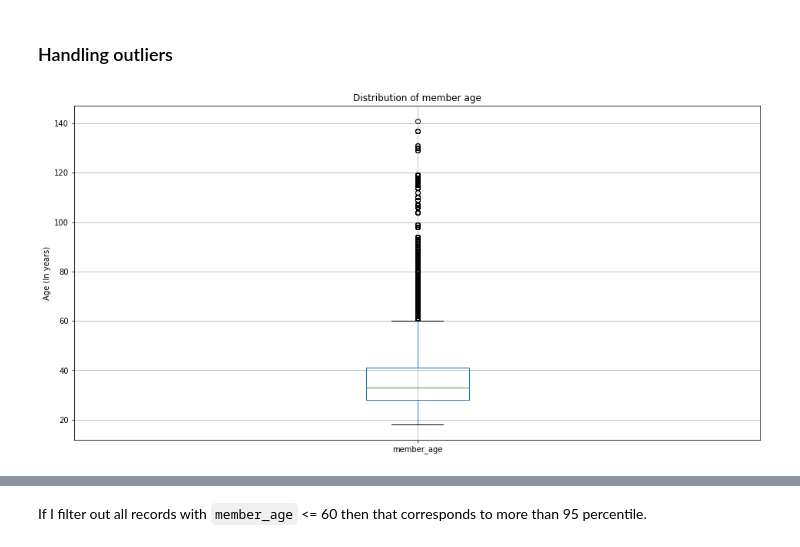
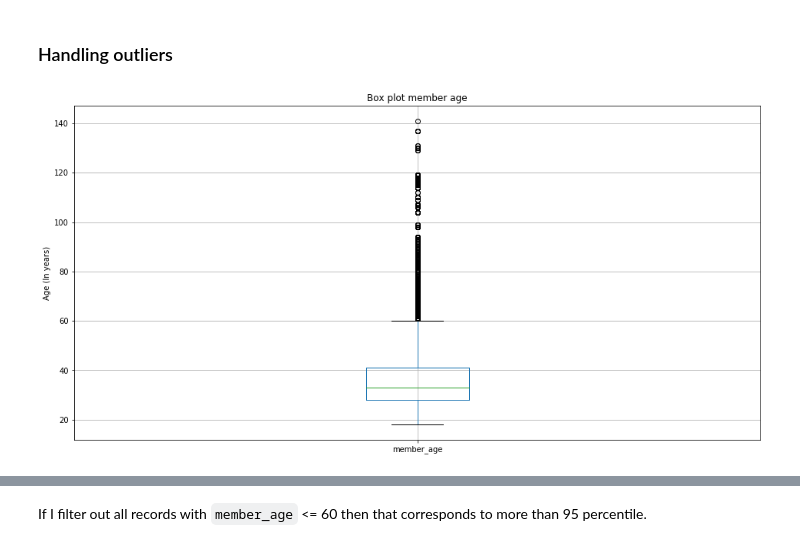
Before and after one commit to abhimita/ford-go-bike, a Jupyter notebook: Exploratory analysis (Ford Go Bike).ipynb, the cells around one changed output, grey strips where cells are left out. Saved outputs shown, nothing was run; the diff lists cells and outputs as text; code cells hidden in the pictures.

```diff
--- a/Exploratory analysis (Ford Go Bike).ipynb
+++ b/Exploratory analysis (Ford Go Bike).ipynb
@@ -461,10 +461,10 @@ Data above shows that the median age is 33 years. But there are member who are 1
 # %%
 fig, ax = plt.subplots(figsize=(16,8))
 df[['member_age']].boxplot();
 ax.set_ylabel('Age (In years)')
-ax.set_title('Distribution of member age');
+ax.set_title('Box plot member age');
 # %% [output]
-[figure, old version]
+[figure, new version]
 # %%
 df['member_age'].describe(np.arange(.05, 1.05, .05))
 # %% [output]
```
Also changed, not shown: parts of 14 cells of this notebook.
